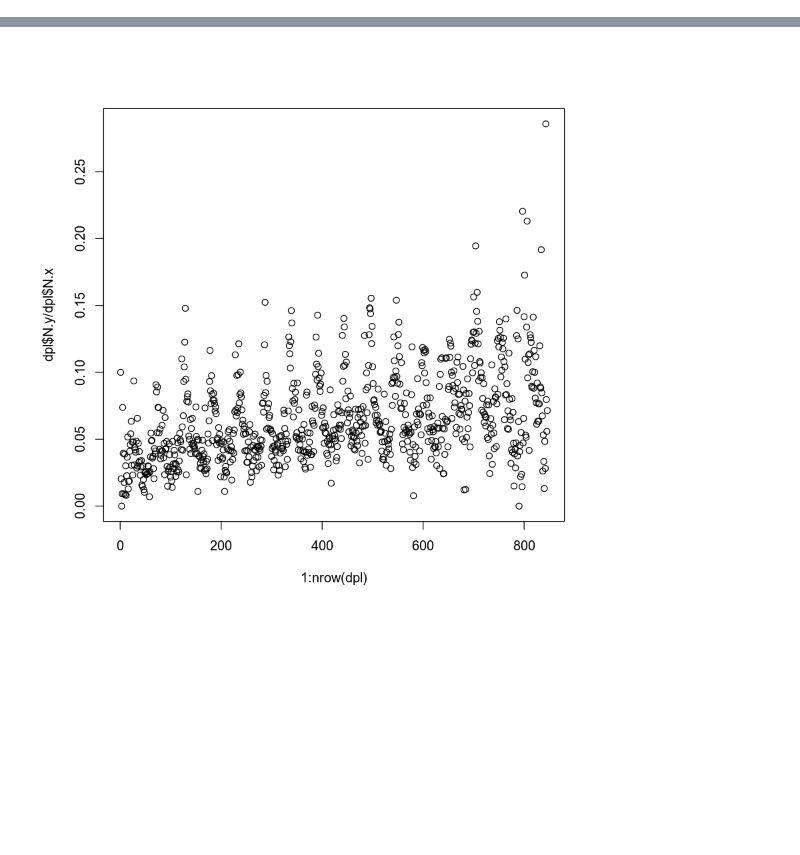
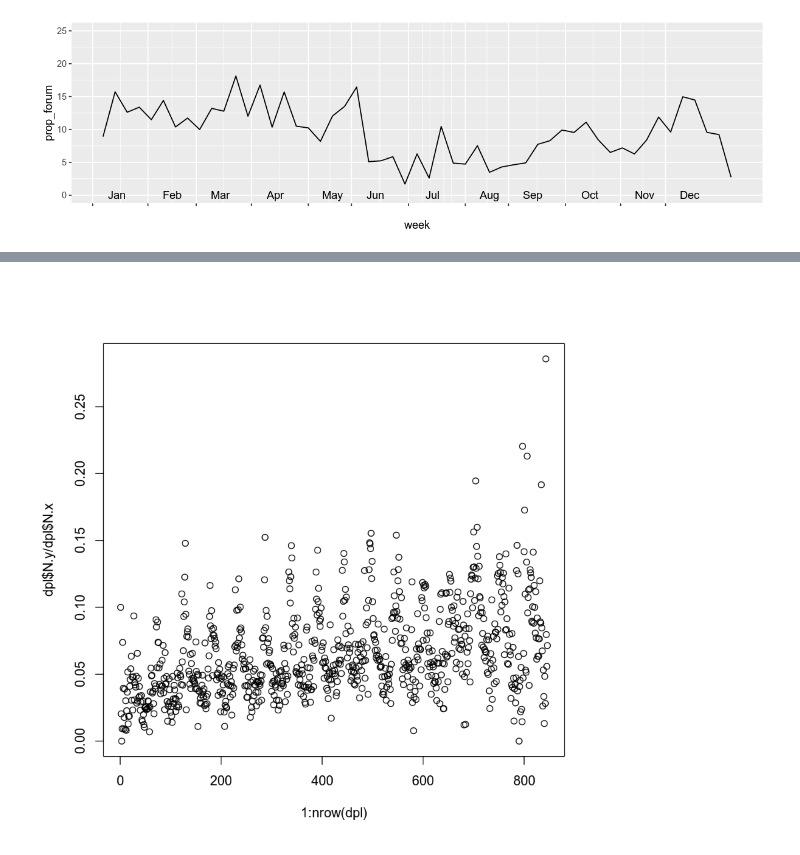
Before and after one commit to iatal/teacher-forums, a Jupyter notebook: H-Searchable_forum_trend.ipynb, the cells around one changed output, grey strips where cells are left out. Cells and saved outputs as stored; diff of their text form; code cells hidden in the pictures; blank space fills up the shorter version.

```diff
--- a/H-Searchable_forum_trend.ipynb
+++ b/H-Searchable_forum_trend.ipynb
@@ -62,0 +71,17 @@ library(gridExtra)
+# %%
+YR <- seq(min(df$year),max(df$year))
+MT <- paste(sapply(seq(1:12),function(x){ifelse(x<10,paste0("0",x),as.character(x))}),"01",sep="-")
+data_year <- data.frame(year = rep(YR,each=length(MT)),
+                        month = rep(seq(1:12),times=length(YR)),
+                        date = as.POSIXct(paste(rep(YR,each=length(MT)),rep(MT,times=length(YR)),sep="-")))
+data_year$week <- week(data_year$date)
+data_year$weekday <- weekdays(data_year$date)
+data_year$academic_year <- paste(data_year$year,data_year$year+1,sep="-")
+data_year$academic_year[data_year$month<=7] <- paste(data_year$year-1,data_year$year,sep="-")[data_year$month<=7]
+# %%
+data_year$weekday <- as.factor(data_year$weekday)
+data_year$weekday <- reorder(data_year$weekday, new.order = c("lundi","mardi","mercredi",
+                                                               "jeudi","vendredi","samedi","dimanche"))
+data_year$weekday_nb <- as.numeric(data_year$weekday) - 1
+# %%
+data_year$weekday_relative <- data_year$week - data_year$weekday_nb/7
@@ -63,2 +118,17 @@ library(gridExtra)
+# %%
+options(repr.plot.width=10, repr.plot.height=3)
+yr_i <- "2005-2006"
+p <- ggplot(data=dpl[dpl$academic_year==yr_i,],aes(x=week,y=prop_forum)) + geom_line()
+p <- p + scale_x_continuous(breaks = data_year$weekday_relative[data_year$academic_year==yr_i],
+                            labels = rep("",length(month.abb)))
+
+#p <- p + geom_text(x=data_year$week[data_year$year==yr_i]+2, y=0, label=month.abb)
+p <- p + annotate(geom = "text", x = data_year$weekday_relative[data_year$academic_year==yr_i]+2, y = 0,
+                  label = month.abb[data_year$month[data_year$academic_year==yr_i]])
+p <- p + ylim(0,25)
+# %%
+p
+# %% [output]
+[figure, added]
 # %%
 options(repr.plot.width=10, repr.plot.height=10)
```
Also changed, not shown: parts of 22 cells of this notebook, 1 other file.
